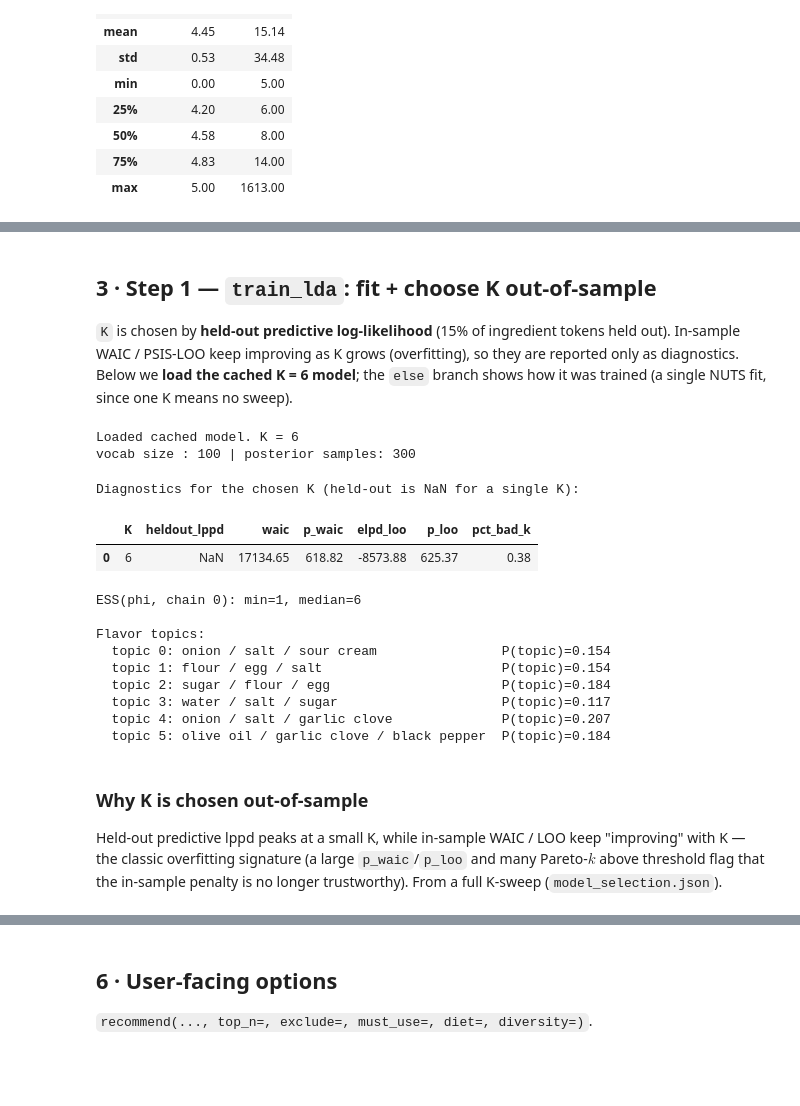
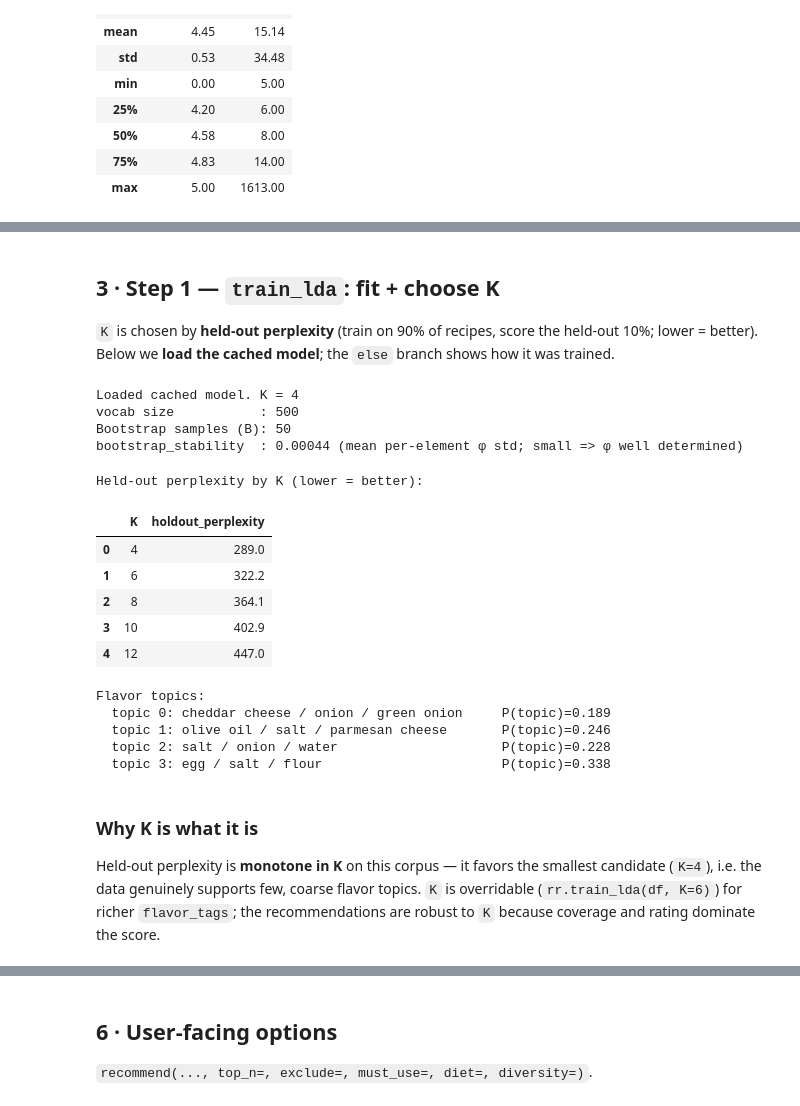
Before and after one commit to eason1218/what-can-i-cook-tonight, a Jupyter notebook: model/notebooks/model_pipeline.ipynb, the cells around one changed output, grey strips where cells are left out. Cells and saved outputs as stored; diff of their text form; code cells hidden in the pictures; blank space fills up the shorter version.

```diff
--- a/model/notebooks/model_pipeline.ipynb
+++ b/model/notebooks/model_pipeline.ipynb
@@ -25,7 +23,7 @@ so `import recipe_recommender` and the `data/ models/ figures/` paths resolve.
 import os, sys
 if os.path.basename(os.getcwd()) == "notebooks":     # launched from model/notebooks/
     os.chdir("..")                                   # -> model/
-sys.path.insert(0, os.path.join(os.getcwd(), "src")) # so `import recipe_recommender` works
+sys.path.insert(0, os.path.join(os.getcwd(), "src"))
 
 import json
 import numpy as np
@@ -36,7 +34,7 @@ import recipe_recommender as rr      # the model + 5 pipeline functions  (src/)
 import visualize as viz              # plotting helpers (save PNGs we then display)
 
 pd.set_option("display.max_colwidth", 55)
-df = pd.read_csv("data/recipes_clean.csv")
+df = pd.read_csv("../data/recipes_clean.csv")
 print(f"{len(df):,} recipes loaded")
 df.head(3)
 # %% [output]
@@ -95,51 +93,53 @@ with pm.Model() as m:                                  # in recipe_recommender._
 # %% [markdown]
-## 3 · Step 1 — `train_lda`: fit + choose K out-of-sample
+## 3 · Step 1 — `train_lda`: fit + choose K
 
-`K` is chosen by **held-out predictive log-likelihood** (15% of ingredient tokens held out).
-In-sample WAIC / PSIS-LOO keep improving as K grows (overfitting), so they are reported only as
-diagnostics. Below we **load the cached K = 6 model**; the `else` branch shows how it was trained
-(a single NUTS fit, since one K means no sweep).
+`K` is chosen by **held-out perplexity** (train on 90% of recipes, score the held-out 10%; lower =
+better). Below we **load the cached model**; the `else` branch shows how it was trained.
 # %%
 if os.path.exists("models/lda_model.pkl"):
-    model = rr.load_model("models/lda_model.pkl")     # the already-trained final model
+    model = rr.load_model("models/lda_model.pkl")     # the already-trained model
     print("Loaded cached model. K =", model.best_k)
 else:
-    model = rr.train_lda(df, k_values=(6,), n_train=400, vocab_size=100,
-                         draws=300, tune=400, chains=2, seed=42)   # ~one NUTS fit
+    model = rr.train_lda(df)                            # sklearn fit + Bootstrap
     rr.save_model(model, "models/lda_model.pkl")
 
 rr._STATE = {"model": model, "df_id": id(df)}          # let recommend() reuse it
-print("vocab size :", len(model.vocab), "| posterior samples:", model.n_samples)
+print("vocab size           :", len(model.vocab))
+print("Bootstrap samples (B):", model.n_samples)
+print("bootstrap_stability  :", round(float(model.bootstrap_stability), 5),
+      "(mean per-element φ std; small => φ well determined)")
 # %% [output]
-Loaded cached model. K = 6
-vocab size : 100 | posterior samples: 300
+Loaded cached model. K = 4
+vocab size           : 500
+Bootstrap samples (B): 50
+bootstrap_stability  : 0.00044 (mean per-element φ std; small => φ well determined)
 # %%
-print("Diagnostics for the chosen K (held-out is NaN for a single K):")
-display(model.waic_table.round(2))
-print(f"ESS(phi, chain 0): min={model.ess_min:.0f}, median={model.ess_median:.0f}\n")
-print("Flavor topics:")
+print("Held-out perplexity by K (lower = better):")
+display(model.perplexity_table.round(1) if len(model.perplexity_table)
+        else "trained with a fixed K (no sweep)")
+print("\nFlavor topics:")
 for k, lab in enumerate(model.topic_labels):
     print(f"  topic {k}: {lab:<40s} P(topic)={model.topic_prior[k]:.3f}")
 # %% [output]
-Diagnostics for the chosen K (held-out is NaN for a single K):
+Held-out perplexity by K (lower = better):
-|  | K | heldout_lppd | waic | p_waic | elpd_loo | p_loo | pct_bad_k |
-| 0 | 6 | NaN | 17134.65 | 618.82 | -8573.88 | 625.37 | 0.38 |
+|  | K | holdout_perplexity |
+| 0 | 4 | 289.0 |
+| 1 | 6 | 322.2 |
+| 2 | 8 | 364.1 |
+| 3 | 10 | 402.9 |
+| 4 | 12 | 447.0 |
-ESS(phi, chain 0): min=1, median=6
-
 Flavor topics:
-  topic 0: onion / salt / sour cream                P(topic)=0.154
-  topic 1: flour / egg / salt                       P(topic)=0.154
-  topic 2: sugar / flour / egg                      P(topic)=0.184
-  topic 3: water / salt / sugar                     P(topic)=0.117
-  topic 4: onion / salt / garlic clove              P(topic)=0.207
-  topic 5: olive oil / garlic clove / black pepper  P(topic)=0.184
+  topic 0: cheddar cheese / onion / green onion     P(topic)=0.189
+  topic 1: olive oil / salt / parmesan cheese       P(topic)=0.246
+  topic 2: salt / onion / water                     P(topic)=0.228
+  topic 3: egg / salt / flour                       P(topic)=0.338
-# %% [markdown]
-### Why K is chosen out-of-sample
-
-Held-out predictive lppd peaks at a small K, while in-sample WAIC / LOO keep "improving" with K
-— the classic overfitting signature (a large `p_waic`/`p_loo` and many Pareto-$k$ above
-threshold flag that the in-sample penalty is no longer trustworthy). From a full K-sweep
-(`model_selection.json`).
+# %% [markdown]
+### Why K is what it is
+
+Held-out perplexity is **monotone in K** on this corpus — it favors the smallest candidate (`K=4`),
+i.e. the data genuinely supports few, coarse flavor topics. `K` is overridable
+(`rr.train_lda(df, K=6)`) for richer `flavor_tags`; the recommendations are robust to `K` because
+coverage and rating dominate the score.
 # %%
 viz.fig_model_selection("figures/fig1_model_selection.png")
 Image("figures/fig1_model_selection.png")
```
Also changed, not shown: parts of 22 cells of this notebook, 40 other files.
